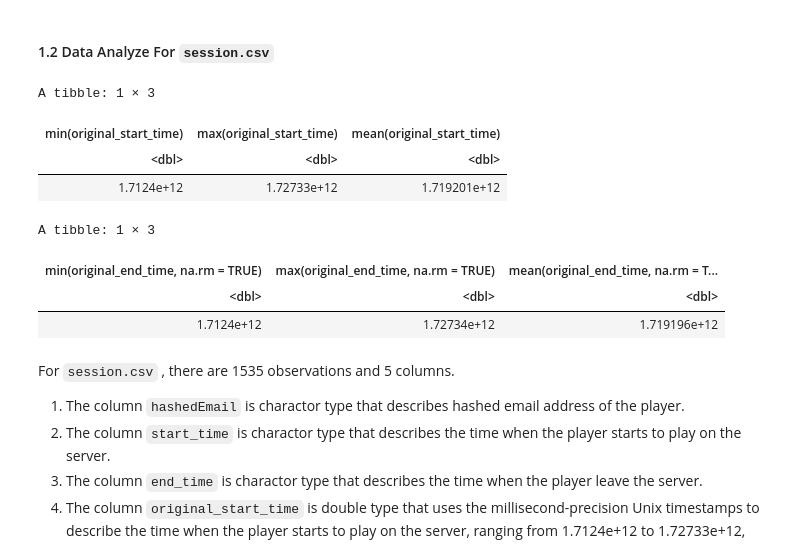
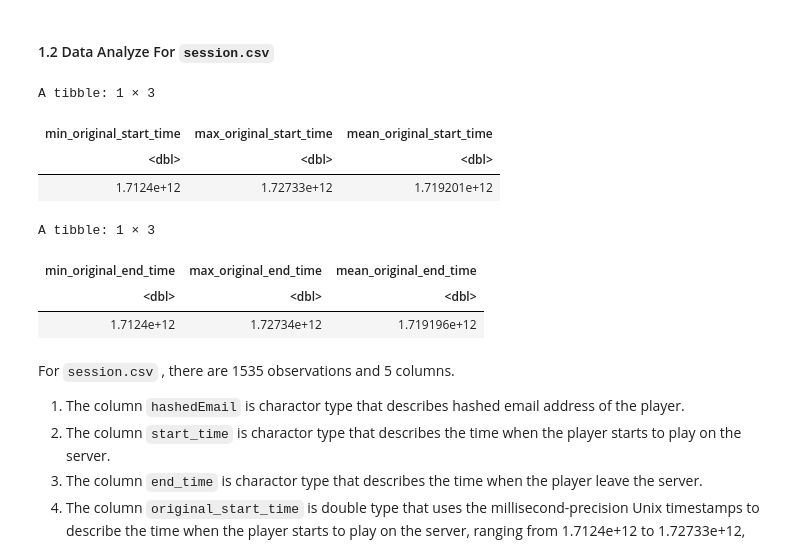
Before and after one commit to Coreeper/DSCI-Project, a Jupyter notebook: Individual Plan.ipynb, the cells around one changed output. Drawn from its saved outputs; the diff is of its cells as text; code cells hidden in the pictures.

```diff
--- a/Individual Plan.ipynb
+++ b/Individual Plan.ipynb
@@ -109,20 +109,20 @@ For `player.csv` , there are 196 observations and 7 columns.
 #### 1.2 Data Analyze For `session.csv`
 # %%
 stat_original_start_time <- session |>
-summarise(min(original_start_time), max(original_start_time), mean(original_start_time))
+summarise(min_original_start_time=min(original_start_time), max_original_start_time=max(original_start_time), mean_original_start_time=mean(original_start_time))
 
 stat_original_end_time <- session |>
-summarise(min(original_end_time, na.rm=TRUE), max(original_end_time, na.rm=TRUE), mean(original_end_time, na.rm=TRUE))
+summarise(min_original_end_time=min(original_end_time, na.rm=TRUE), max_original_end_time=max(original_end_time, na.rm=TRUE), mean_original_end_time=mean(original_end_time, na.rm=TRUE))
 
 stat_original_start_time
 stat_original_end_time
 # %% [output]
 A tibble: 1 × 3
-| min(original_start_time) | max(original_start_time) | mean(original_start_time) |
+| min_original_start_time | max_original_start_time | mean_original_start_time |
 | <dbl> | <dbl> | <dbl> |
 | 1.7124e+12 | 1.72733e+12 | 1.719201e+12 |
 A tibble: 1 × 3
-| min(original_end_time, na.rm = TRUE) | max(original_end_time, na.rm = TRUE) | mean(original_end_time, na.rm = T... |
+| min_original_end_time | max_original_end_time | mean_original_end_time |
 | <dbl> | <dbl> | <dbl> |
 | 1.7124e+12 | 1.72734e+12 | 1.719196e+12 |
 # %% [markdown]
```
Also changed, not shown: parts of 11 cells of this notebook.
